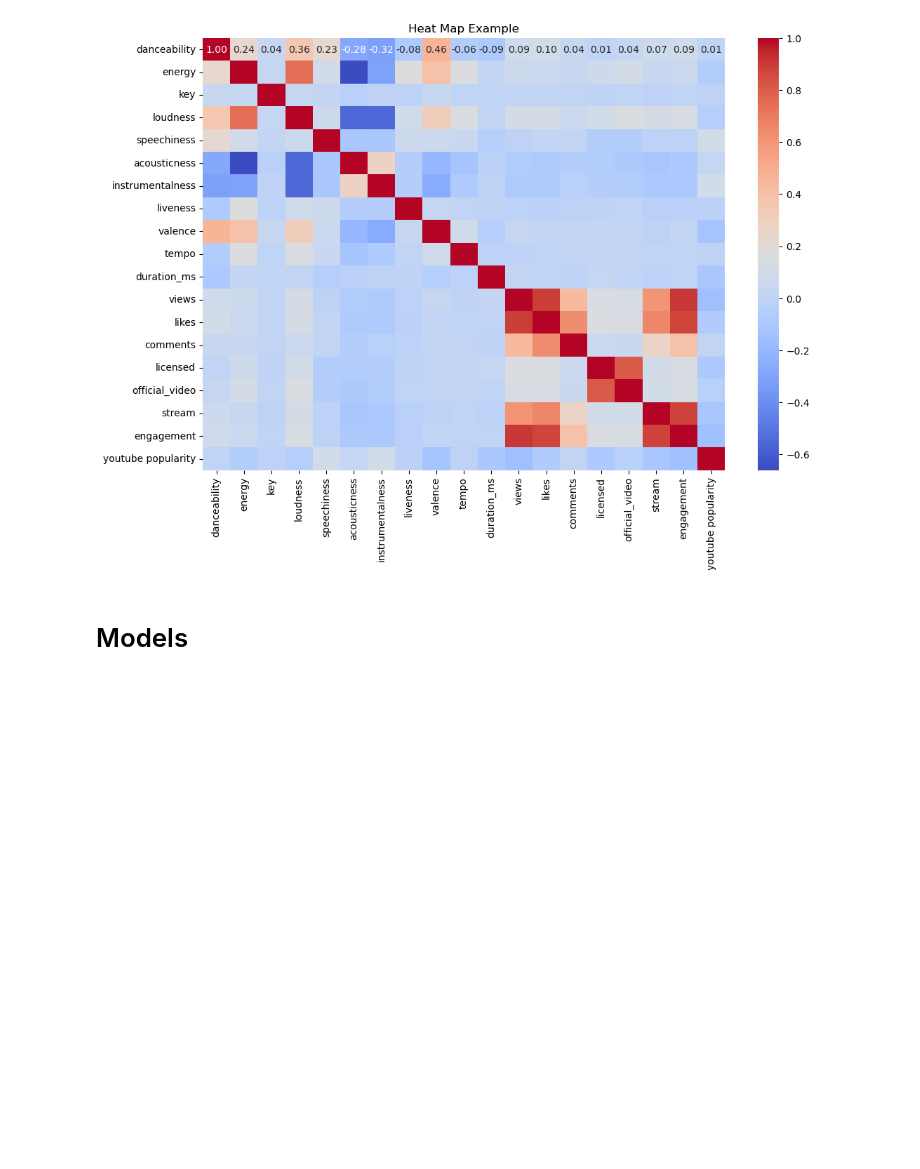
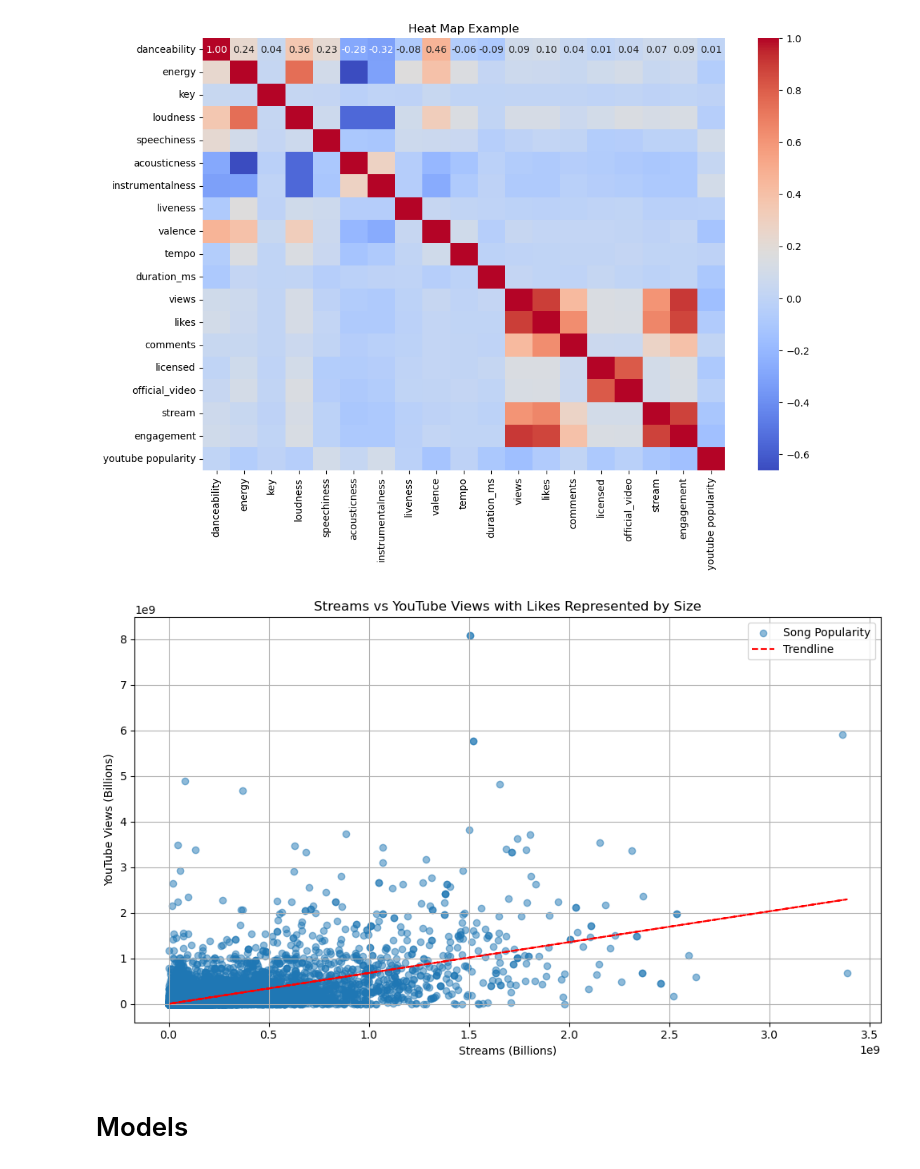
Before and after one commit to dparcon/Project_4_Group_2, a Jupyter notebook: spotify_youtube_song_analysis.ipynb, the cells around one changed output. Saved outputs shown, nothing was run; the diff lists cells and outputs as text; code cells hidden in the pictures; blank space fills up the shorter version.

Commit message:
"Adding scatterplot of views v streams"

```diff
--- a/spotify_youtube_song_analysis.ipynb
+++ b/spotify_youtube_song_analysis.ipynb
@@ -190,6 +190,32 @@ plt.title('Heat Map Example')
 plt.show()
 # %% [output]
 [figure]
+# %%
+# Create scatter plot
+plt.figure(figsize=(10, 6))
+sizes = spotify_youtube_df['likes'] / 10000  # Scale down 'likes' for better visualization
+
+plt.scatter(spotify_youtube_df['stream'], spotify_youtube_df['views'], alpha=0.5, label='Song Popularity') #s=sizes, alpha=0.5, label='Song Popularity')
+
+# Add trendline
+z = np.polyfit(spotify_youtube_df['stream'], spotify_youtube_df['views'], 1)
+p = np.poly1d(z)
+plt.plot(spotify_youtube_df['stream'], p(spotify_youtube_df['stream']), "r--", label="Trendline")
+
+# Add labels and title
+plt.xlabel('Streams (Billions)')  # Label showing units in billions
+plt.ylabel('YouTube Views (Billions)')  # Label showing units in billions
+plt.title('Streams vs YouTube Views with Likes Represented by Size')
+plt.legend()
+
+# Add grid
+plt.grid(True)  # This adds a grid to the plot
+
+# Show plot
+plt.tight_layout()
+plt.show()
+# %% [output]
+[figure, added]
 # %% [markdown]
 # Models
 # %%
```
